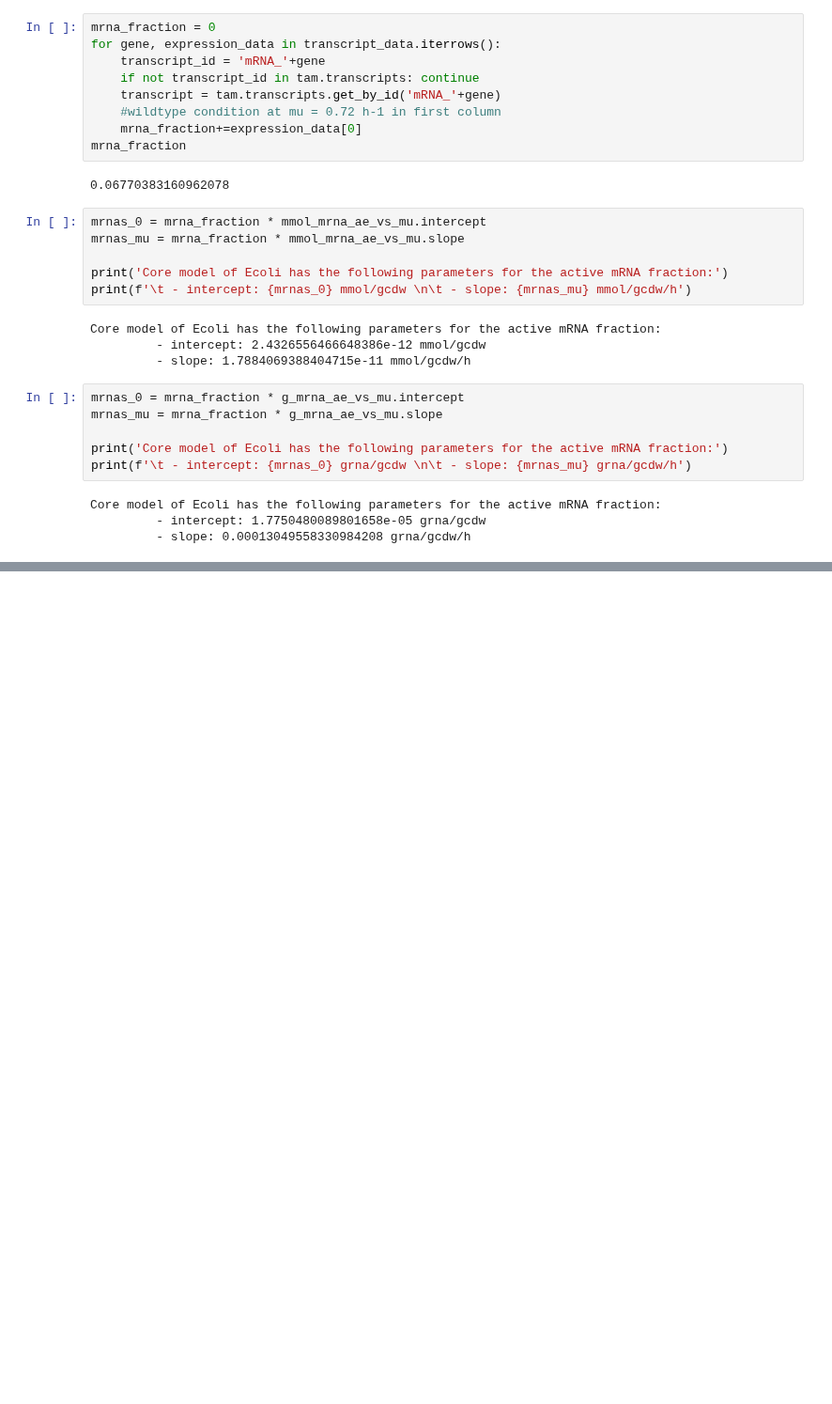
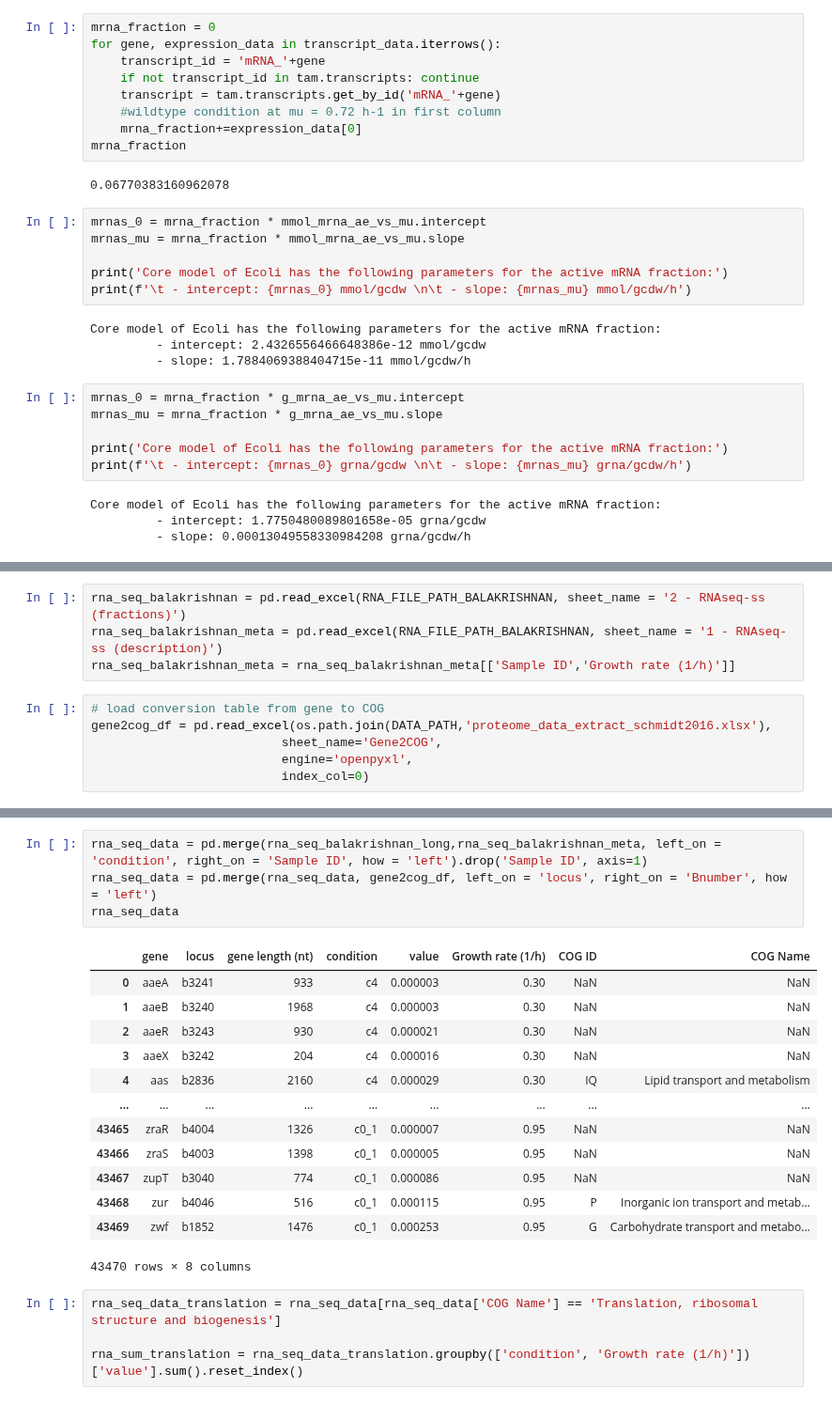
Before and after one commit to iAMB-RWTH-Aachen/PAModelpy, a Jupyter notebook: Scripts/Translation_parameters_estimation.ipynb, the cells around one changed output, grey strips where cells are left out. Shown at 94% size. Drawn from its saved outputs; the diff is of its cells as text; blank space fills up the shorter version.

```diff
--- a/Scripts/Translation_parameters_estimation.ipynb
+++ b/Scripts/Translation_parameters_estimation.ipynb
@@ -416,0 +411,10 @@ Core model of Ecoli has the following parameters for the active mRNA fraction:
+# %%
+rna_seq_balakrishnan = pd.read_excel(RNA_FILE_PATH_BALAKRISHNAN, sheet_name = '2 - RNAseq-ss (fractions)')
+rna_seq_balakrishnan_meta = pd.read_excel(RNA_FILE_PATH_BALAKRISHNAN, sheet_name = '1 - RNAseq-ss (description)')
+rna_seq_balakrishnan_meta = rna_seq_balakrishnan_meta[['Sample ID','Growth rate (1/h)']]
+# %%
+# load conversion table from gene to COG
+gene2cog_df = pd.read_excel(os.path.join(DATA_PATH,'proteome_data_extract_schmidt2016.xlsx'),
+                          sheet_name='Gene2COG',
+                          engine='openpyxl',
+                          index_col=0)
@@ -416,0 +430,22 @@ Core model of Ecoli has the following parameters for the active mRNA fraction:
+# %%
+rna_seq_data = pd.merge(rna_seq_balakrishnan_long,rna_seq_balakrishnan_meta, left_on = 'condition', right_on = 'Sample ID', how = 'left').drop('Sample ID', axis=1)
+rna_seq_data = pd.merge(rna_seq_data, gene2cog_df, left_on = 'locus', right_on = 'Bnumber', how = 'left')
+rna_seq_data
+# %% [output]
+|  | gene | locus | gene length (nt) | condition | value | Growth rate (1/h) | COG ID | COG Name |
+| 0 | aaeA | b3241 | 933 | c4 | 0.000003 | 0.30 | NaN | NaN |
+| 1 | aaeB | b3240 | 1968 | c4 | 0.000003 | 0.30 | NaN | NaN |
+| 2 | aaeR | b3243 | 930 | c4 | 0.000021 | 0.30 | NaN | NaN |
+| 3 | aaeX | b3242 | 204 | c4 | 0.000016 | 0.30 | NaN | NaN |
+| 4 | aas | b2836 | 2160 | c4 | 0.000029 | 0.30 | IQ | Lipid transport and metabolism |
+| ... | ... | ... | ... | ... | ... | ... | ... | ... |
+| 43465 | zraR | b4004 | 1326 | c0_1 | 0.000007 | 0.95 | NaN | NaN |
+| 43466 | zraS | b4003 | 1398 | c0_1 | 0.000005 | 0.95 | NaN | NaN |
+| 43467 | zupT | b3040 | 774 | c0_1 | 0.000086 | 0.95 | NaN | NaN |
+| 43468 | zur | b4046 | 516 | c0_1 | 0.000115 | 0.95 | P | Inorganic ion transport and metab... |
+| 43469 | zwf | b1852 | 1476 | c0_1 | 0.000253 | 0.95 | G | Carbohydrate transport and metabo... |
+43470 rows × 8 columns
+# %%
+rna_seq_data_translation = rna_seq_data[rna_seq_data['COG Name'] == 'Translation, ribosomal structure and biogenesis']
+
+rna_sum_translation = rna_seq_data_translation.groupby(['condition', 'Growth rate (1/h)'])['value'].sum().reset_index()
```
Also changed, not shown: parts of 8 cells of this notebook, 15 other files.
